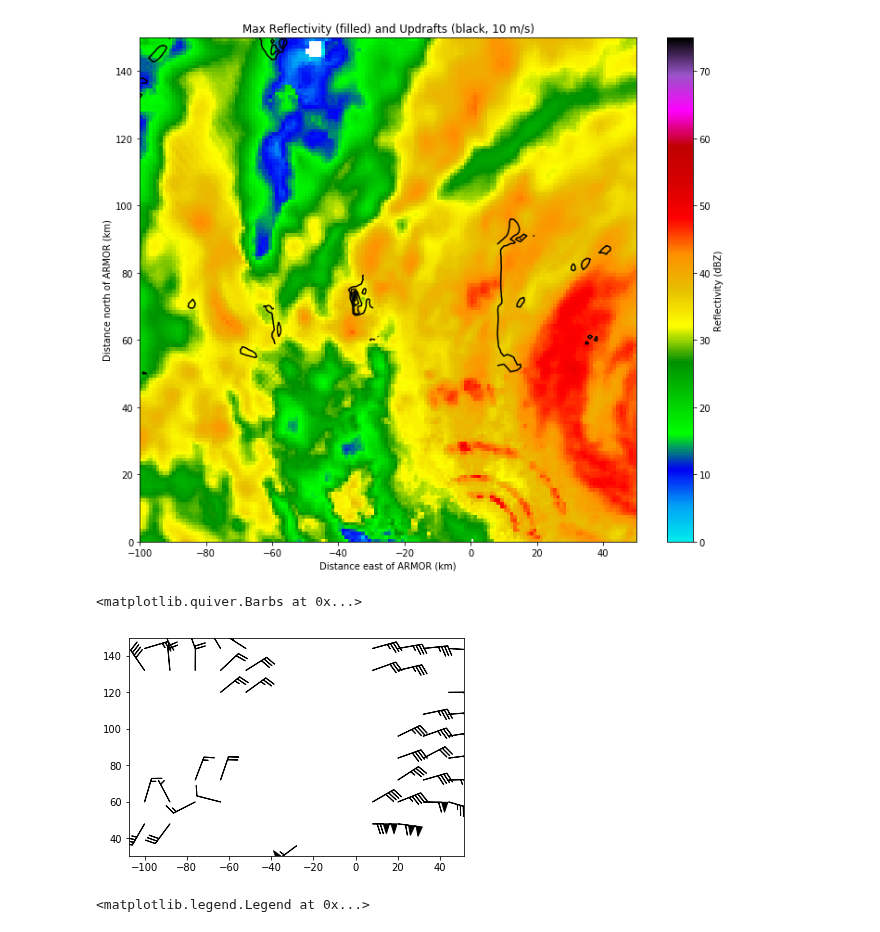
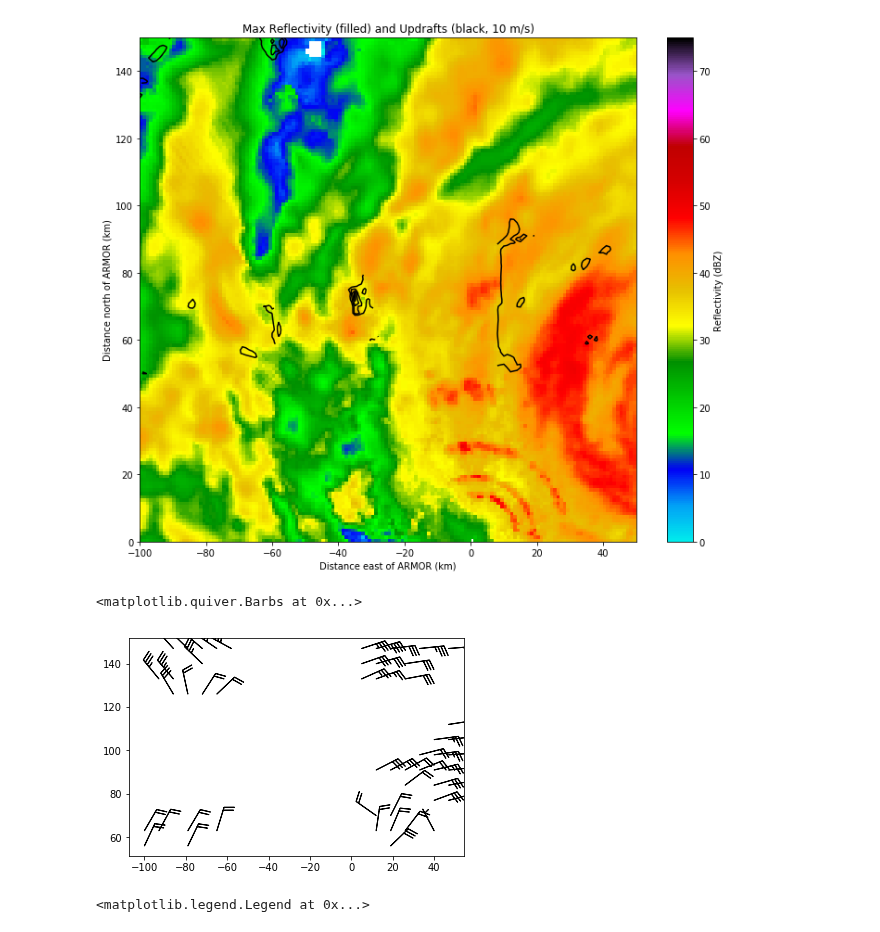
Before and after one commit to liyuan3970/study_demo, a Jupyter notebook: met_plot/rader/pup/pintu/wind_deo.ipynb, the cells around one changed output. Saved outputs shown, nothing was run; the diff lists cells and outputs as text; code cells hidden in the pictures.

```diff
--- a/met_plot/rader/pup/pintu/wind_deo.ipynb
+++ b/met_plot/rader/pup/pintu/wind_deo.ipynb
@@ -230,14 +222,14 @@ plt.ylabel('Distance north of ARMOR (km)')
 Text(0, 0.5, 'Distance north of ARMOR (km)')
 [figure]
 # %%
-thin = 12
-ilev = 7
+thin =7
+ilev =  12
 plt.barbs(x[::thin, ::thin], y[::thin, ::thin],
           pyart_grid.fields['eastward_wind']['data'][ilev][::thin, ::thin],
           pyart_grid.fields['northward_wind']['data'][ilev][::thin, ::thin])
 # %% [output]
 <matplotlib.quiver.Barbs at 0x...>
-[figure, old version]
+[figure, new version]
 # %%
 from mpl_toolkits.basemap import cm
 lwys = cm.GMT_wysiwyg
```
Also changed, not shown: parts of 2 cells of this notebook, 3 other files.
